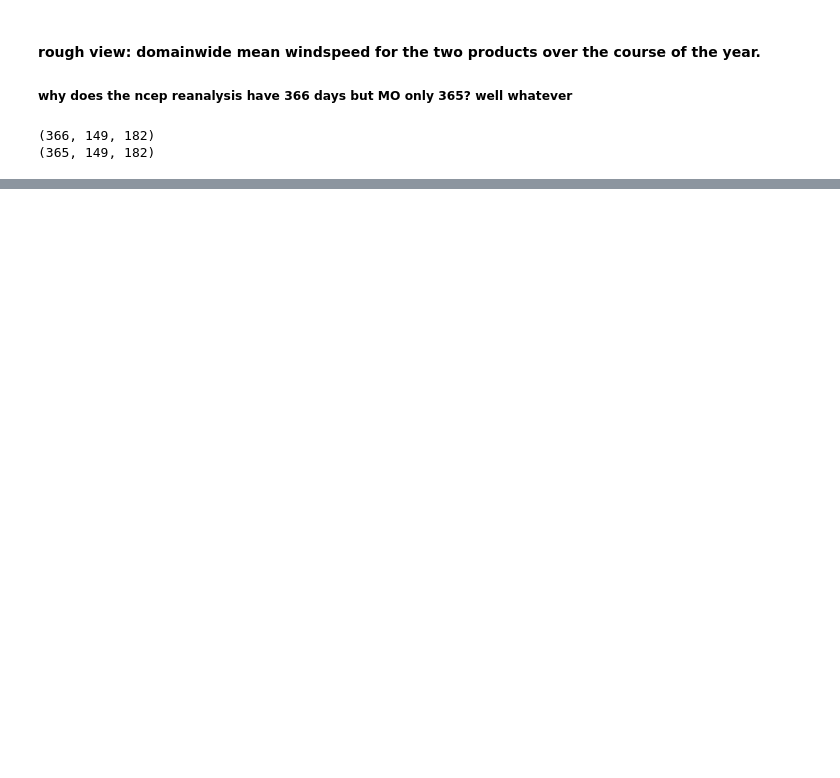
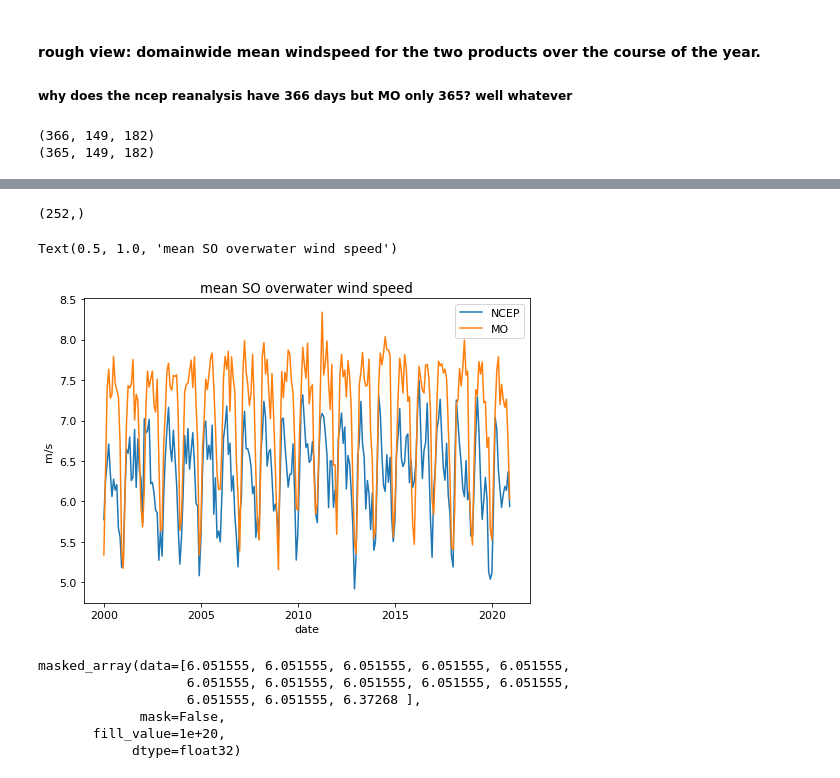
Before and after one commit to tjarnikova/SOZONE, a Jupyter notebook: Forcing_familiarization.ipynb, the cells around one changed output, grey strips where cells are left out. Saved outputs shown, nothing was run; the diff lists cells and outputs as text; code cells hidden in the pictures; blank space fills up the shorter version.

```diff
--- a/Forcing_familiarization.ipynb
+++ b/Forcing_familiarization.ipynb
@@ -172,0 +466,31 @@ done
+# %%
+NCEP = nc.Dataset('monthly_SO_wspd_NCEP_2000_2020.nc')
+MO = nc.Dataset('monthly_SO_wspd_MO_2000_2022.nc')
+# %%
+NCEP_winds = (NCEP['wspd'][:])
+MO_winds = (MO['Metoffice_mean_so_overwater_wspd'][:])
+
+fact = 0.4
+fig, axs = plt.subplots(1,1, figsize=(20*fact, 14*fact), facecolor='w', edgecolor='k')
+
+hackydates = np.arange(2000,2021,0.083333333333333333)
+print(np.shape(hackydates))
+axs.plot(hackydates,NCEP_winds[0:252],label = 'NCEP')
+axs.plot(hackydates,MO_winds[0:252],label = 'MO')
+axs.legend()
+axs.set_xlabel('date')
+axs.set_ylabel('m/s ')
+axs.set_title('mean SO overwater wind speed')
+# %% [output]
+(252,)
+Text(0.5, 1.0, 'mean SO overwater wind speed')
+[figure, added]
+# %%
+NCEP_winds[0:13]
+# %% [output]
+masked_array(data=[6.051555, 6.051555, 6.051555, 6.051555, 6.051555,
+                   6.051555, 6.051555, 6.051555, 6.051555, 6.051555,
+                   6.051555, 6.051555, 6.37268 ],
+             mask=False,
+       fill_value=1e+20,
+            dtype=float32)
```
Also changed, not shown: parts of 19 cells of this notebook, 4 other files.
